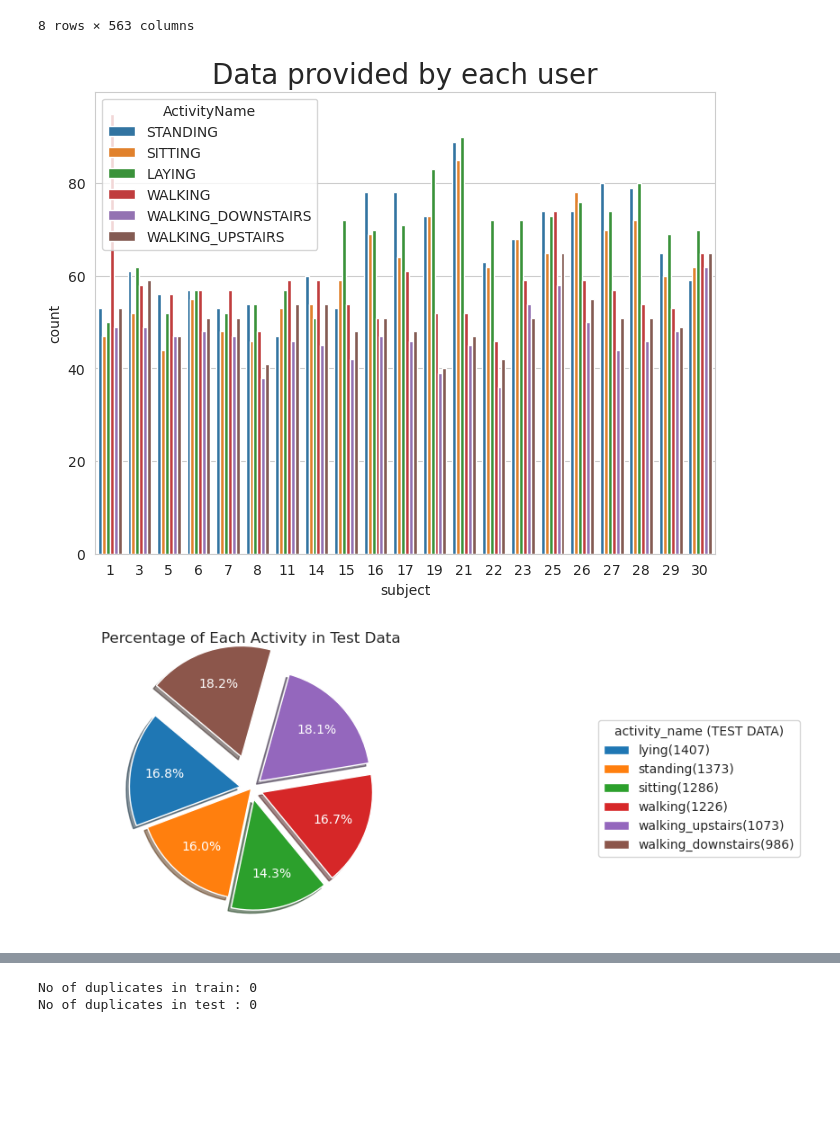
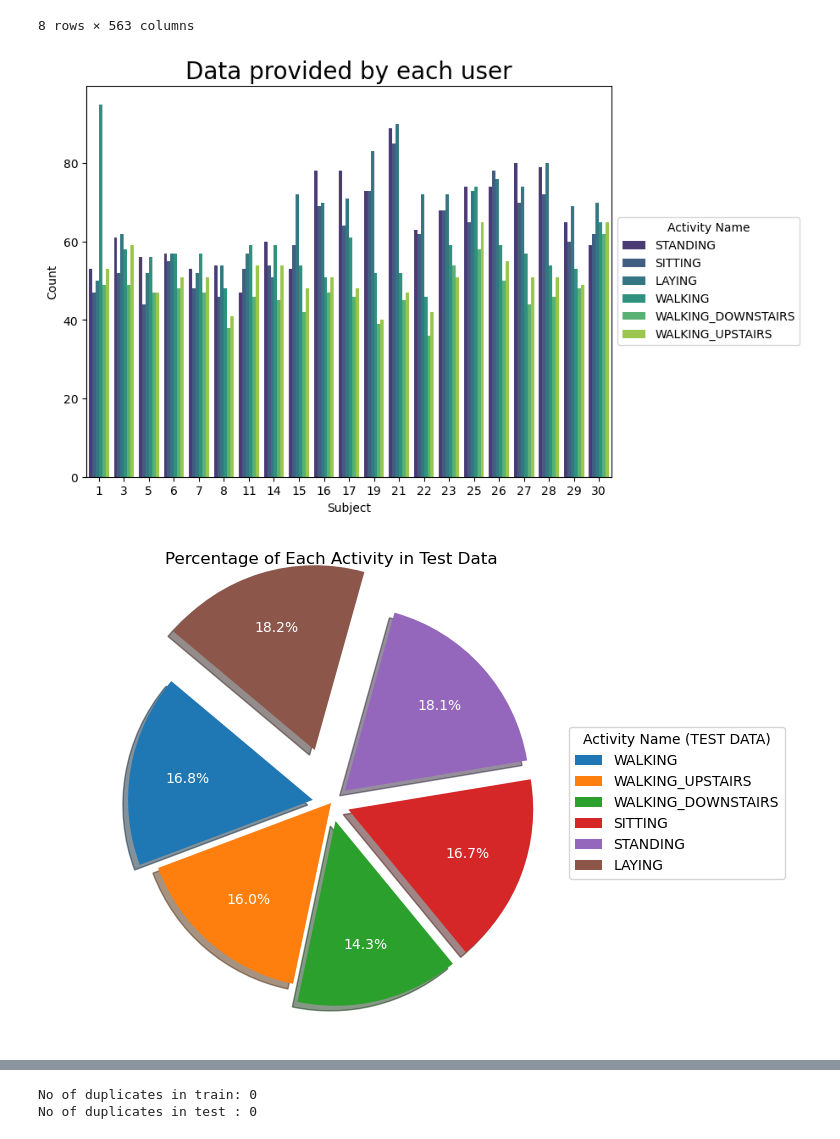
Before and after one commit to ASHIKAMOHAN/DM2, a Jupyter notebook: human+activity+recognition+using+smartphones/22063061.ipynb, the cells around one changed output, grey strips where cells are left out. Saved outputs shown, nothing was run; the diff lists cells and outputs as text; code cells hidden in the pictures; blank space fills up the shorter version.

```diff
--- a/human+activity+recognition+using+smartphones/22063061.ipynb
+++ b/human+activity+recognition+using+smartphones/22063061.ipynb
@@ -135,16 +138,17 @@ test.describe()
 # Define the list of activity labels
 labels=['LAYING', 'SITTING','STANDING','WALKING','WALKING_DOWNSTAIRS','WALKING_UPSTAIRS']
 # %%
-plt.figure(figsize=(8,6))
+# Plotting count of activities per subject
+plt.figure(figsize=(8, 6))
 plt.title('Data provided by each user', fontsize=20)
-sns.countplot(x='subject',hue='ActivityName', data = train)
+sns.countplot(x='subject', hue='ActivityName', data=train, palette='viridis')
+plt.xlabel('Subject')
+plt.ylabel('Count')
+plt.legend(title="Activity Name", loc="center left", bbox_to_anchor=(1, 0.5))
 plt.show()
 # %% [output]
-[figure, old version]
+[figure, new version]
 # %%
-import pandas as pd
-import matplotlib.pyplot as plt
-
 # Sample data
 data = {
     'ActivityName': ['WALKING', 'WALKING_UPSTAIRS', 'WALKING_DOWNSTAIRS', 'SITTING', 'STANDING', 'LAYING'],
@@ -155,15 +159,17 @@ data = {
 activity_df = pd.DataFrame(data)
 
 # Plot pie chart
-plt.figure(figsize=(4,4))
-plt.pie(activity_df['Count'], labels=activity_df['ActivityName'], autopct='%1.1f%%',pctdistance=0.69, textprops=dict(color="w"),
-        shadow=True,explode=(0.1,0.0,0.1,0.1,0.1,0.3), startangle=140)
-#adding legend
-plt.legend(type,
-          title="activity_name (TEST DATA)",
-          loc="right", bbox_to_anchor=(2, 0, 0.5, 1))
+plt.figure(figsize=(8, 6))
+plt.pie(activity_df['Count'], labels=activity_df['ActivityName'], autopct='%1.1f%%', pctdistance=0.69, textprops=dict(color="w"),
+        shadow=True, explode=(0.1, 0.0, 0.1, 0.1, 0.1, 0.3), startangle=140)
+
+# Adding legend
+plt.legend(activity_df['ActivityName'],
+           title="Activity Name (TEST DATA)",
+           loc="center left", bbox_to_anchor=(1, 0.5))
+
 plt.title('Percentage of Each Activity in Test Data')
 plt.show()
 # %% [output]
-[figure, old version]
+[figure, new version]
 # %%
```
Also changed, not shown: parts of 14 cells of this notebook, 9 other files.
